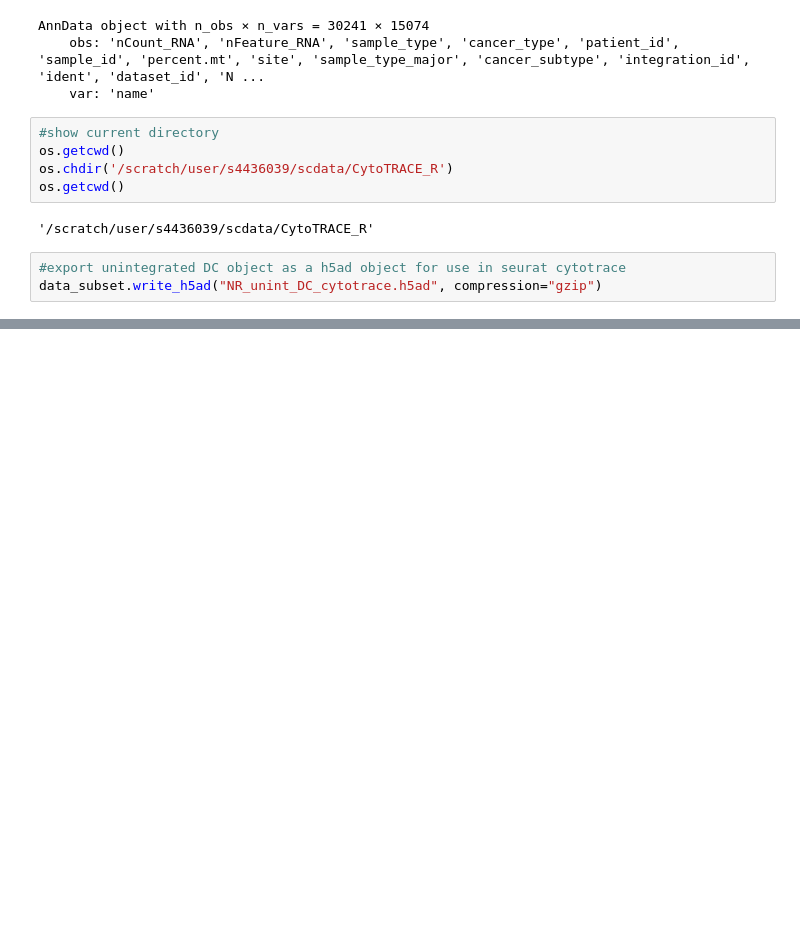
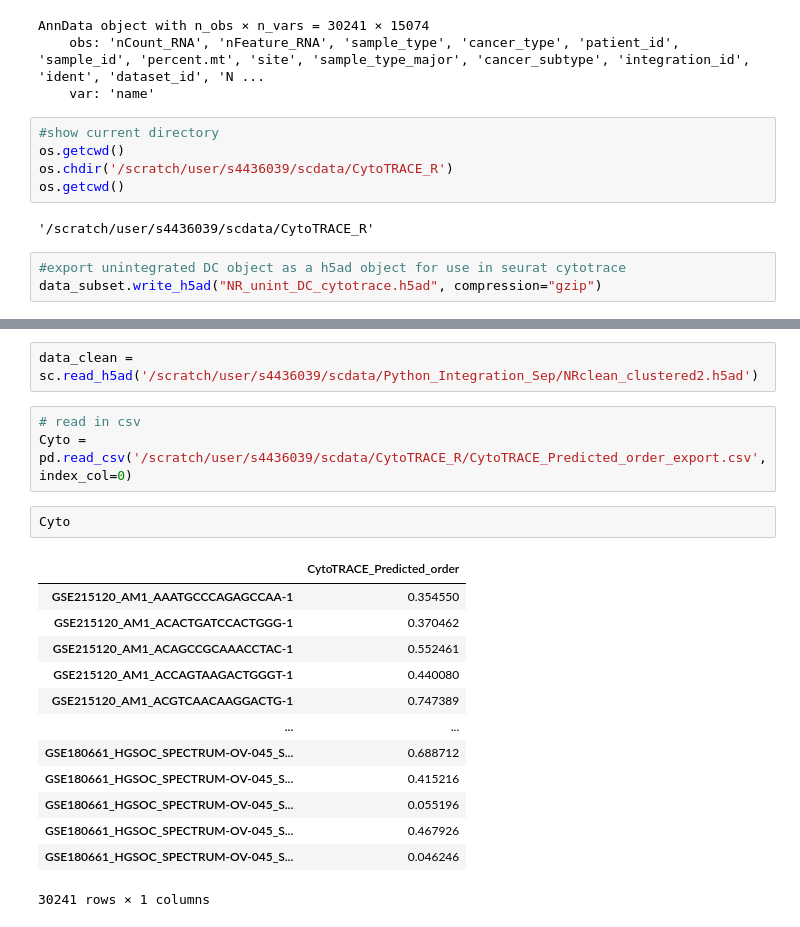
Before and after one commit to tuonglab/Nikita-project, a Jupyter notebook: notebooks/2024-12-13_CytoTRACE-unint-prep.ipynb, the cells around one changed output, grey strips where cells are left out. Cells and saved outputs as stored; diff of their text form; blank space fills up the shorter version.

```diff
--- a/notebooks/2024-12-13_CytoTRACE-unint-prep.ipynb
+++ b/notebooks/2024-12-13_CytoTRACE-unint-prep.ipynb
@@ -91,0 +105,21 @@ data_subset.write_h5ad("NR_unint_DC_cytotrace.h5ad", compression="gzip")
+# %%
+data_clean = sc.read_h5ad('/scratch/user/s4436039/scdata/Python_Integration_Sep/NRclean_clustered2.h5ad')
+# %%
+# read in csv
+Cyto = pd.read_csv('/scratch/user/s4436039/scdata/CytoTRACE_R/CytoTRACE_Predicted_order_export.csv', index_col=0)
+# %%
+Cyto
+# %% [output]
+|  | CytoTRACE_Predicted_order |
+| GSE215120_AM1_AAATGCCCAGAGCCAA-1 | 0.354550 |
+| GSE215120_AM1_ACACTGATCCACTGGG-1 | 0.370462 |
+| GSE215120_AM1_ACAGCCGCAAACCTAC-1 | 0.552461 |
+| GSE215120_AM1_ACCAGTAAGACTGGGT-1 | 0.440080 |
+| GSE215120_AM1_ACGTCAACAAGGACTG-1 | 0.747389 |
+| ... | ... |
+| GSE180661_HGSOC_SPECTRUM-OV-045_S... | 0.688712 |
+| GSE180661_HGSOC_SPECTRUM-OV-045_S... | 0.415216 |
+| GSE180661_HGSOC_SPECTRUM-OV-045_S... | 0.055196 |
+| GSE180661_HGSOC_SPECTRUM-OV-045_S... | 0.467926 |
+| GSE180661_HGSOC_SPECTRUM-OV-045_S... | 0.046246 |
+30241 rows × 1 columns
```
Also changed, not shown: parts of 13 cells of this notebook, 1 other file.
